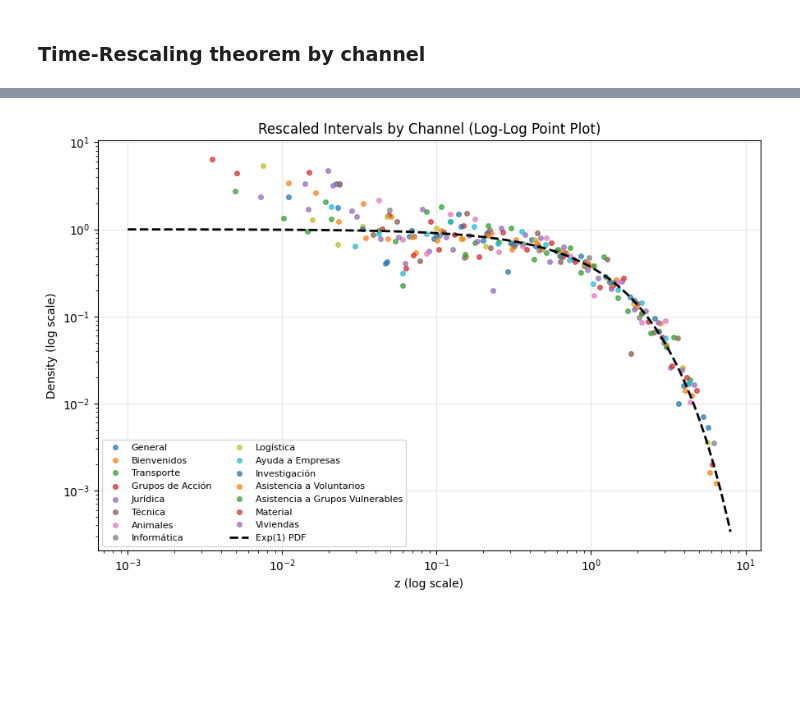
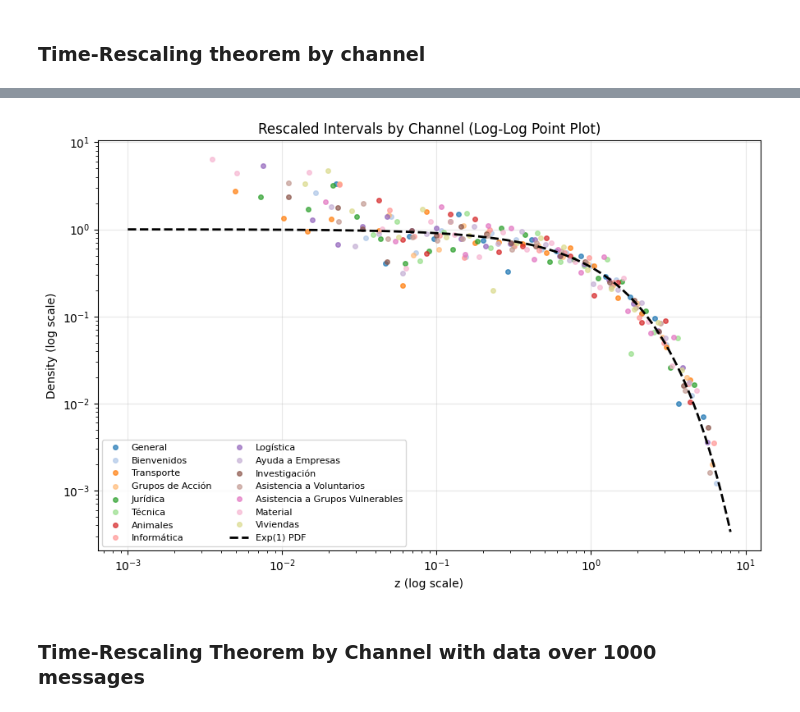
Before and after one commit to pablob2002/TFM, a Jupyter notebook: Temporal Distribution of messages/260226_temporal_dist_rescaling.ipynb, the cells around one changed output, grey strips where cells are left out. Cells and saved outputs as stored; diff of their text form; code cells hidden in the pictures; blank space fills up the shorter version.

```diff
--- a/Temporal Distribution of messages/260226_temporal_dist_rescaling.ipynb
+++ b/Temporal Distribution of messages/260226_temporal_dist_rescaling.ipynb
@@ -459,3 +452,32 @@ waiting_times_webs = df_2024[df_2024['topic_name'] == 'Webs Esenciales']['waitin
 waiting_times_mensajes_ayuda = df_2024[df_2024['topic_name'] == 'Mensajes de Ayuda (Ofrezco/Necesito)']['waiting_time']
 waiting_times_voluntarios_fuera = df_2024[df_2024['topic_name'] == 'Voluntarios de fuera de Valencia (Madrid, Cataluña, Alicante, Castellón)']['waiting_time']
 waiting_times_viviendas = df_2024[df_2024['topic_name'] == 'Viviendas Edificación , Muebles y Acondicionamiento']['waiting_time']
+# %%
+# Define a consistent color palette for all channels
+import matplotlib.cm as cm
+import matplotlib.colors as mcolors
+
+# Using tab20 colormap which provides 20 distinct colors
+tab20 = cm.get_cmap('tab20')
+channel_colors = {
+    'General': tab20(0),
+    'Bienvenidos': tab20(1),
+    'Transporte': tab20(2),
+    'Grupos de Acción': tab20(3),
+    'Jurídica': tab20(4),
+    'Técnica': tab20(5),
+    'Animales': tab20(6),
+    'Informática': tab20(7),
+    'Logística': tab20(8),
+    'Ayuda a Empresas': tab20(9),
+    'Investigación': tab20(10),
+    'Asistencia a Voluntarios': tab20(11),
+    'Asistencia a Grupos Vulnerables': tab20(12),
+    'Material': tab20(13),
+    'Webs': tab20(14),
+    'Mensajes de Ayuda': tab20(15),
+    'Voluntarios de Fuera': tab20(16),
+    'Viviendas': tab20(17)
+}
+
+print("Color palette created with 18 distinct colors for all channels")
@@ -601,7 +625,7 @@ fig, axes = plt.subplots(1, 2, figsize=(12, 4))
 for channel, out in rescaling_results.items():
     u_sorted = np.sort(out["u"])
     ecdf = np.arange(1, len(u_sorted) + 1) / len(u_sorted)
-    axes[0].plot(u_sorted, ecdf, lw=1, alpha=0.7, label=channel)
+    axes[0].plot(u_sorted, ecdf, lw=1, alpha=0.7, label=channel, color=channel_colors[channel])
 
 axes[0].plot([0, 1], [0, 1], "k--", lw=2)
 axes[0].set_xlabel("Theoretical U(0,1)")
@@ -611,7 +635,7 @@ axes[0].set_title("Time-rescaling check by channel")
 for channel, out in rescaling_results.items():
     z_sorted = np.sort(out["z"])
     surv = 1.0 - np.arange(1, len(z_sorted) + 1) / len(z_sorted)
-    axes[1].plot(z_sorted, surv, lw=1, alpha=0.7, label=channel)
+    axes[1].plot(z_sorted, surv, lw=1, alpha=0.7, label=channel, color=channel_colors[channel])
 
 z_max = max([np.max(v["z"]) for v in rescaling_results.values()], default=8)
 z_grid = np.linspace(0, z_max, 200)
@@ -663,32 +687,34 @@ for channel, out in rescaling_results.items():
 
     if z_channel.size < 30:
         continue
 
     # Log-binned empirical density (points)
     z_min = max(np.min(z_channel), 1e-3)
     z_max = np.max(z_channel)
     if z_max <= z_min:
         continue
 
     bins = np.logspace(np.log10(z_min), np.log10(z_max), 25)
     hist, edges = np.histogram(z_channel, bins=bins, density=True)
     centers = np.sqrt(edges[:-1] * edges[1:])
 
     mask = hist > 0
-    plt.plot(centers[mask], hist[mask], marker='o', linestyle='none', ms=4, alpha=0.7, label=channel)
+    plt.plot(centers[mask], hist[mask], marker='o', linestyle='none', ms=4, alpha=0.7, label=channel, color=channel_colors[channel])
 
 # Theoretical Exp(1) density
 x = np.logspace(-3, np.log10(max(8, np.max([np.max(v['z']) for v in rescaling_results.values()]))), 400)
 plt.plot(x, stats.expon.pdf(x, scale=1), 'k--', lw=2, label='Exp(1) PDF')
 
 plt.xscale('log')
 plt.yscale('log')
 plt.xlabel('z (log scale)')
 plt.ylabel('Density (log scale)')
 plt.title('Rescaled Intervals by Channel (Log-Log Point Plot)')
 plt.grid(True, alpha=0.3)
 plt.legend(fontsize=8, ncol=2)
 plt.tight_layout()
 plt.show()
 # %% [output]
-[figure, old version]
+[figure, new version]
+# %% [markdown]
+### Time-Rescaling Theorem by Channel with data over 1000 messages
```
Also changed, not shown: parts of 6 cells of this notebook, 8 other files.
